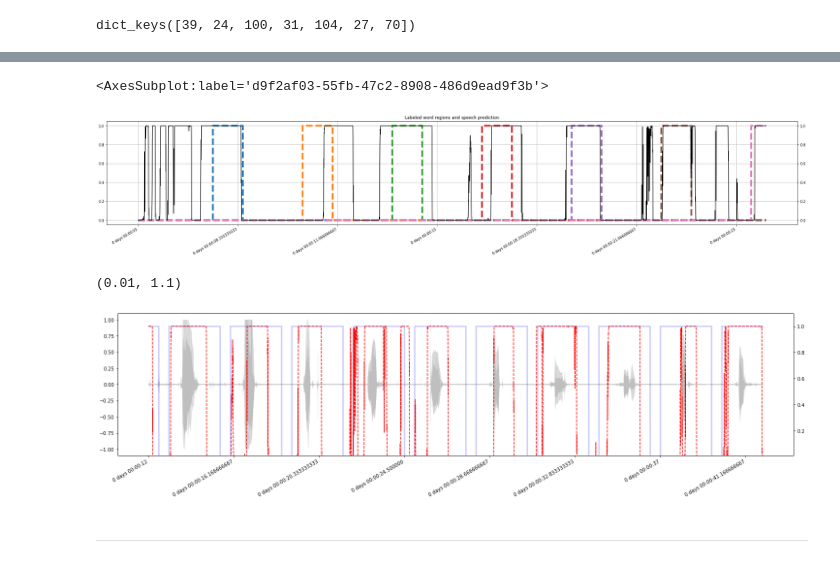
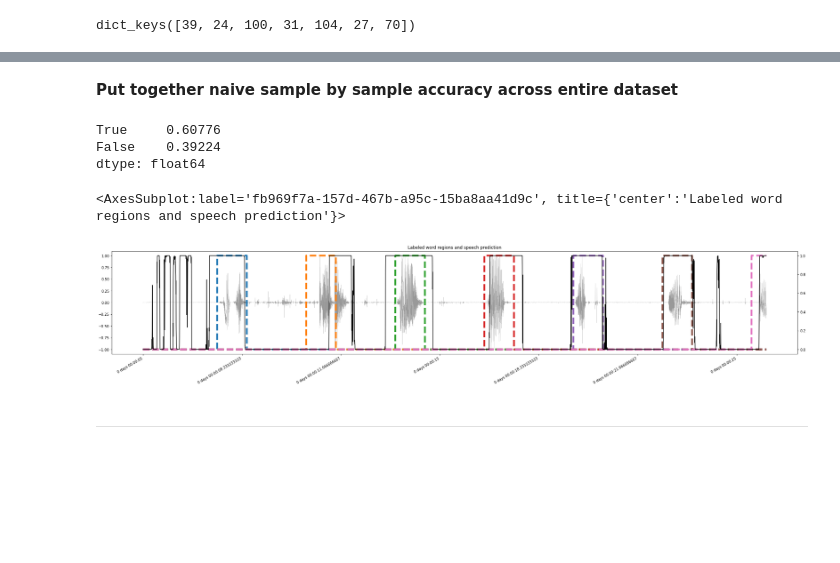
Before and after one commit to Morgan243/ECOGSpeech, a Jupyter notebook: notebooks/Northwestern Example.ipynb, the cells around one changed output, grey strips where cells are left out. Saved outputs shown, nothing was run; the diff lists cells and outputs as text; code cells hidden in the pictures; blank space fills up the shorter version.

Commit message:
better figures

```diff
--- a/notebooks/Northwestern Example.ipynb
+++ b/notebooks/Northwestern Example.ipynb
@@ -382,0 +416,2 @@ plt_label_df = pd.concat(plt_dfs, axis=1)
+# %% [markdown]
+**Put together naive sample by sample accuracy across entire dataset**
@@ -383,7 +422,18 @@ plt_label_df = pd.concat(plt_dfs, axis=1)
+# %%
+acc_arr.value_counts(normalize=True)
+# %% [output]
+True     0.60776
+False    0.39224
+dtype: float64
 # %%
+plt_audio = data_map['audio'].loc[ix_min:ix_max].reindex(plt_label_df.loc[ix_min:ix_max].index)
+
+ax = (plt_audio/ plt_audio.quantile(0.999)).clip(-1, 1).plot(color='grey', alpha=0.8, lw=0.3)
+ax2 = ax.twinx()
 ax = plt_label_df.loc[ix_min:ix_max].plot(#color='tab:blue',
-    lw=5, ls='--', grid=True, legend=False, figsize=(35, 6), title='Labeled word regions and speech prediction')
-all_ecog_pred_s.loc[ix_min:ix_max].plot(ax=ax.twinx(), color='black')
+    lw=5, ls='--', grid=True, legend=False, figsize=(35, 6), title='Labeled word regions and speech prediction',
+ax=ax2)
+all_ecog_pred_s.loc[ix_min:ix_max].plot(ax=ax2, color='black')
 # %% [output]
-<AxesSubplot:label='d9f2af03-55fb-47c2-8908-486d9ead9f3b'>
+<AxesSubplot:label='fb969f7a-157d-467b-a95c-15ba8aa41d9c', title={'center':'Labeled word regions and speech prediction'}>
-[figure, old version]
+[figure, new version]
@@ -393,20 +440,3 @@ win_size_t = pd.Timedelta(15, 's')
-# %%
-plt_audio = data_map['audio'].loc[start_t: start_t + win_size_t*2]
-plt_ix = plt_audio.index
-
-fig, ax = matplotlib.pyplot.subplots(figsize=(25, 6))
-
-
-ax = (plt_audio/ plt_audio.quantile(0.999)).clip(-1, 1).plot(color='grey', alpha=0.5, lw=0.1, ax=ax)
-ax2 = ax.twinx()
-(data_map['stim'] > 1).astype(int).loc[start_t:start_t + win_size_t*2].reindex(plt_ix).fillna(method='ffill').plot(ax=ax2, color='blue', alpha=0.2, lw=3)
-#plt_label_df.loc[start_t: start_t + win_size_t*2].reindex(plt_ix).fillna(method='ffill').plot(ax=ax2, legend=False)
-all_ecog_pred_s.loc[start_t: start_t + win_size_t*2].reindex(plt_ix).fillna(method='ffill').plot(ax=ax2, color='red', ls='--')
-
-ax2.set_ylim(0.01, 1.1)
-# %% [output]
-(0.01, 1.1)
-[figure, removed]
 # %% [markdown]
 ***
 # %% [markdown]
```
Also changed, not shown: parts of 17 cells of this notebook.
